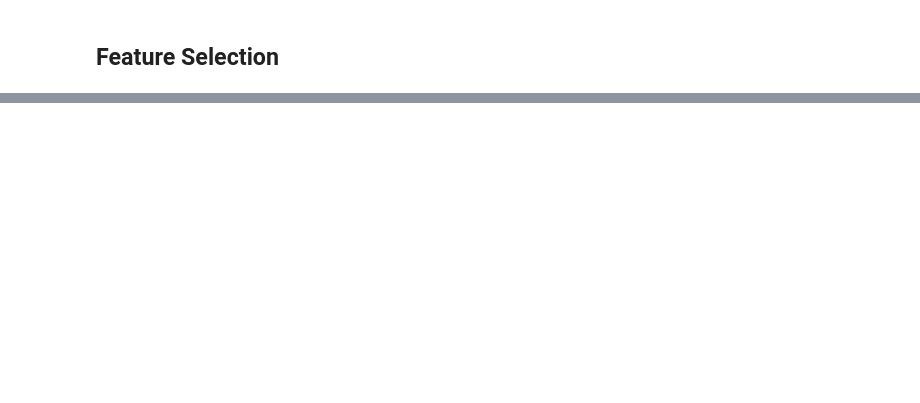
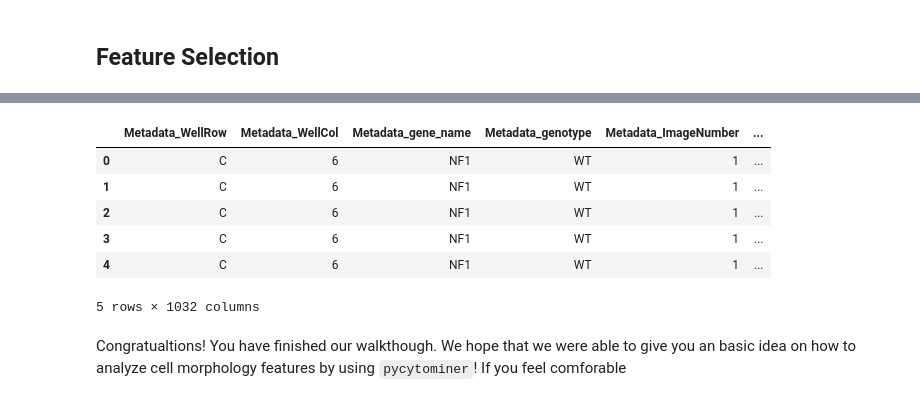
Before and after one commit to cytomining/pycytominer, a Jupyter notebook: tutorials/general_usage.ipynb, the cells around one changed output, grey strips where cells are left out. Cells and saved outputs as stored; diff of their text form; code cells hidden in the pictures; blank space fills up the shorter version.

```diff
--- a/tutorials/general_usage.ipynb
+++ b/tutorials/general_usage.ipynb
@@ -46,0 +200,15 @@ OperationalError: (sqlite3.OperationalError) no such table: None
+# %%
+features_df = feature_select(profiles=normalized_df)
+
+features_df.to_csv(feat_profile_path)
+features_df.head()
+# %% [output]
+|  | Metadata_WellRow | Metadata_WellCol | Metadata_gene_name | Metadata_genotype | Metadata_ImageNumber | ... |
+| 0 | C | 6 | NF1 | WT | 1 | ... |
+| 1 | C | 6 | NF1 | WT | 1 | ... |
+| 2 | C | 6 | NF1 | WT | 1 | ... |
+| 3 | C | 6 | NF1 | WT | 1 | ... |
+| 4 | C | 6 | NF1 | WT | 1 | ... |
+5 rows × 1032 columns
+# %% [markdown]
+Congratualtions! You have finished our walkthough. We hope that we were able to give you an basic idea on how to analyze cell morphology features by using `pycytominer`! If you feel comforable
```
Also changed, not shown: parts of 21 cells of this notebook.
